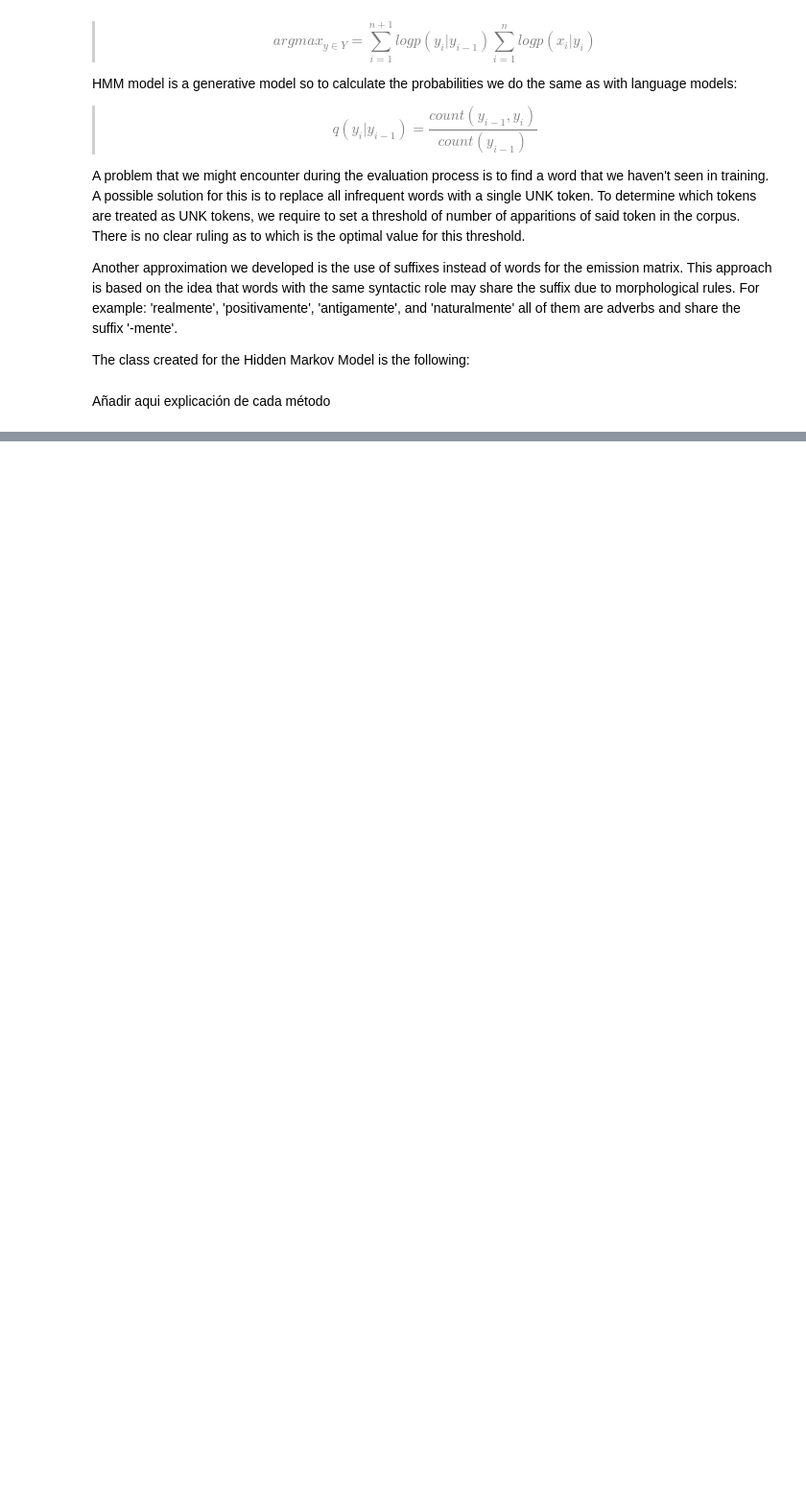
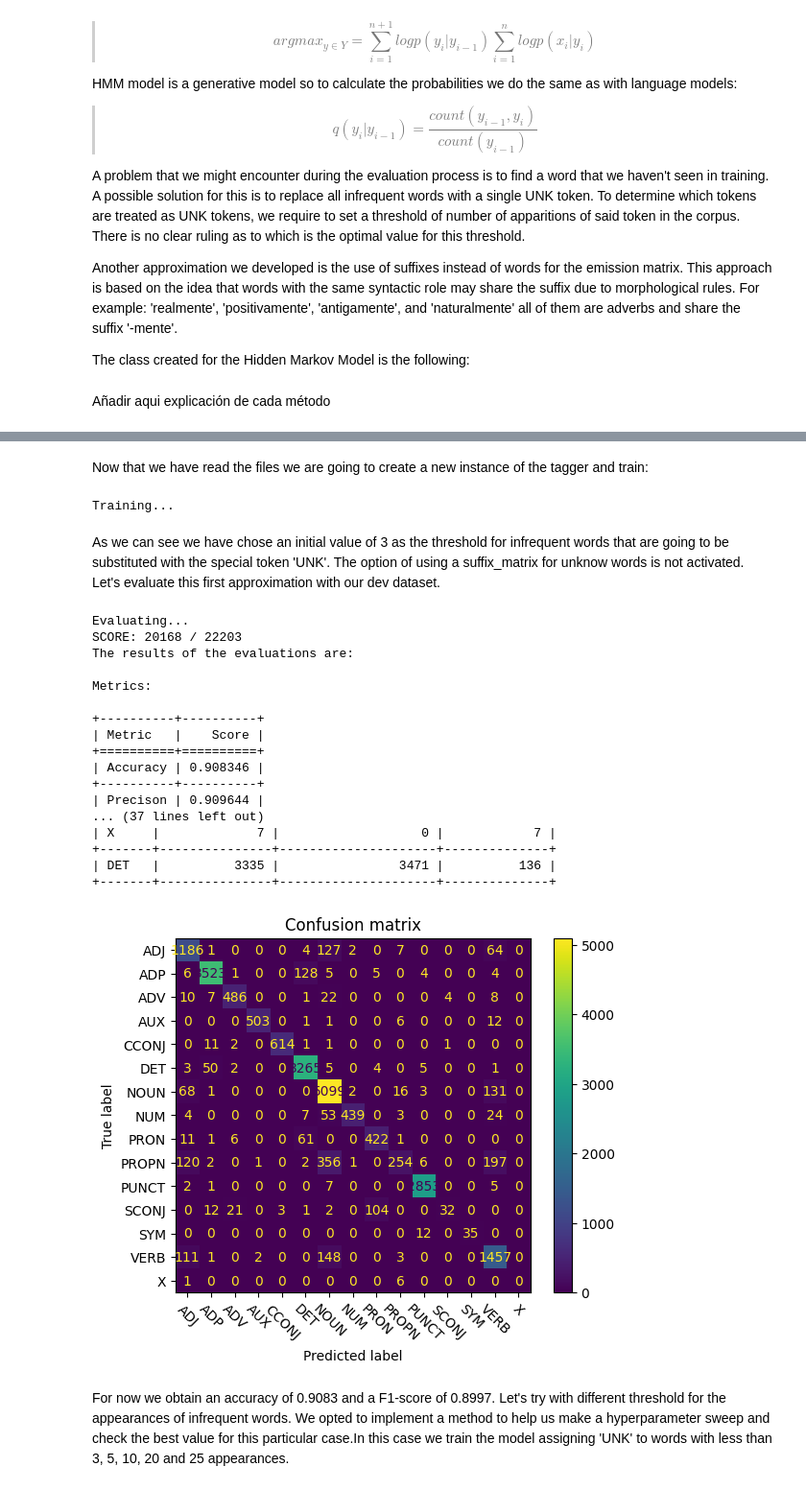
Before and after one commit to anegda/HMM_PoS_Tagger, a Jupyter notebook: Jupyter Notebooks/Experimentation_pt.ipynb, the cells around one changed output, grey strips where cells are left out. Shown at 96% size. Saved outputs shown, nothing was run; the diff lists cells and outputs as text; code cells hidden in the pictures; blank space fills up the shorter version.

Commit message:
PORTUGUESE EXPERIMENTATION: model trained and evaluated with our corpus

```diff
--- a/Jupyter Notebooks/Experimentation_pt.ipynb
+++ b/Jupyter Notebooks/Experimentation_pt.ipynb
@@ -240,6 +240,7 @@ The class created for the Hidden Markov Model is the following:
 # %%
 import pickle
 import numpy as np
+from sklearn.metrics import classification_report
 from sklearn.metrics import accuracy_score
 from sklearn.metrics import precision_score
 from sklearn.metrics import recall_score
@@ -367,9 +368,7 @@ class HMM_PoS_Tagger:
         # To deal with those cases, we must check if the entry exists in the matrices and if not, assign a
         # negative infinite log-probability
 
-    def evaluate(self, testCorpus):
-        print("Evaluating...\n")
-
+    def eval(self, testCorpus):
         # First, obtain the gold metrics to compare the predictions
         gold_tags = []
         test_sentences = []
@@ -390,6 +389,13 @@ class HMM_PoS_Tagger:
             best_path = self.predict(sentence)
             # The predict method returns a list of tuples word-tag, we just need the tags
             predictions.extend([tag for word, tag in best_path])
+
+        return gold_tags, predictions
+
+    def evaluate(self, testCorpus):
+        print("Evaluating...\n")
+
+        gold_tags, predictions = self.eval(testCorpus)
 
         gold_counts = Counter(gold_tags)
         predictions_counts = Counter(predictions)
@@ -415,14 +421,25 @@ class HMM_PoS_Tagger:
         print("\nCounts' differences:\n")
         print(tableCounts + "\n")
 
-
-
-
         self.confusion_matrix(gold_tags, predictions)
 
+    def evaluate_summary(self, testCorpus):
+        # First, obtain the gold metrics to compare the predictions
+        gold_tags, predictions = self.eval(testCorpus)
+
+        metricsResults = [["Accuracy",str(self.accuracy(gold_tags, predictions))] , ["Precison",str(self.precision(gold_tags, predictions))], ["Recall",str(self.recall(gold_tags, predictions))],["F1 Score",str(self.f1_score(gold_tags, predictions))]]
+        tableMetrics = tabulate(metricsResults, ["Metric", "Score"], tablefmt="grid")
+
+        print("Metrics:\n")
+        print(tableMetrics)
+
+    def evaluate_per_tag(self, testCorpus):
+        # First, obtain the gold metrics to compare the predictions
+        gold_tags, predictions = self.eval(testCorpus)
+
+        print(classification_report(gold_tags, predictions, digits=4))
+
     def accuracy(self, gold_tags, predictions):
-
-
         # At this point, both gold and pred are lists of tags
         score = len([1 for x, y in zip(gold_tags, predictions) if x == y])
         total = len(gold_tags)
@@ -536,0 +575,35 @@ def unk_sweep(train_ruta, test_ruta, unk_array):
+# %% [markdown]
+Now that we have read the files we are going to create a new instance of the tagger and train:
+# %%
+tagger = HMM_PoS_Tagger()
+
+# WE INTRODUCE THE MULTITOKEN DICTIONARY TO AVOID SEGMENTATION PROBLEMS
+tagger.setMultiTokensDict(trainCorpus_multi_tokens)
+tagger.train(trainCorpus, unk_value=3)
+# %% [output]
+Training...
+# %% [markdown]
+As we can see we have chose an initial value of 3 as the threshold for infrequent words that are going to be substituted with the special token 'UNK'. The option of using a suffix_matrix for unknow words is not activated. Let's evaluate this first approximation with our dev dataset.
+# %%
+tagger.evaluate(devCorpus)
+# %% [output]
+Evaluating...
+SCORE: 20168 / 22203
+The results of the evaluations are:
+
+Metrics:
+
++----------+----------+
+| Metric   |    Score |
++==========+==========+
+| Accuracy | 0.908346 |
++----------+----------+
+| Precison | 0.909644 |
+... (37 lines left out)
+| X     |             7 |                   0 |            7 |
++-------+---------------+---------------------+--------------+
+| DET   |          3335 |                3471 |          136 |
++-------+---------------+---------------------+--------------+
+[figure, added]
+# %% [markdown]
+For now we obtain an accuracy of 0.9083 and a F1-score of 0.8997. Let's try with different threshold for the appearances of infrequent words. We opted to implement a method to help us make a hyperparameter sweep and check the best value for this particular case.In this case we train the model assigning 'UNK' to words with less than 3, 5, 10, 20 and 25 appearances.
```
Also changed, not shown: parts of 13 cells of this notebook.
